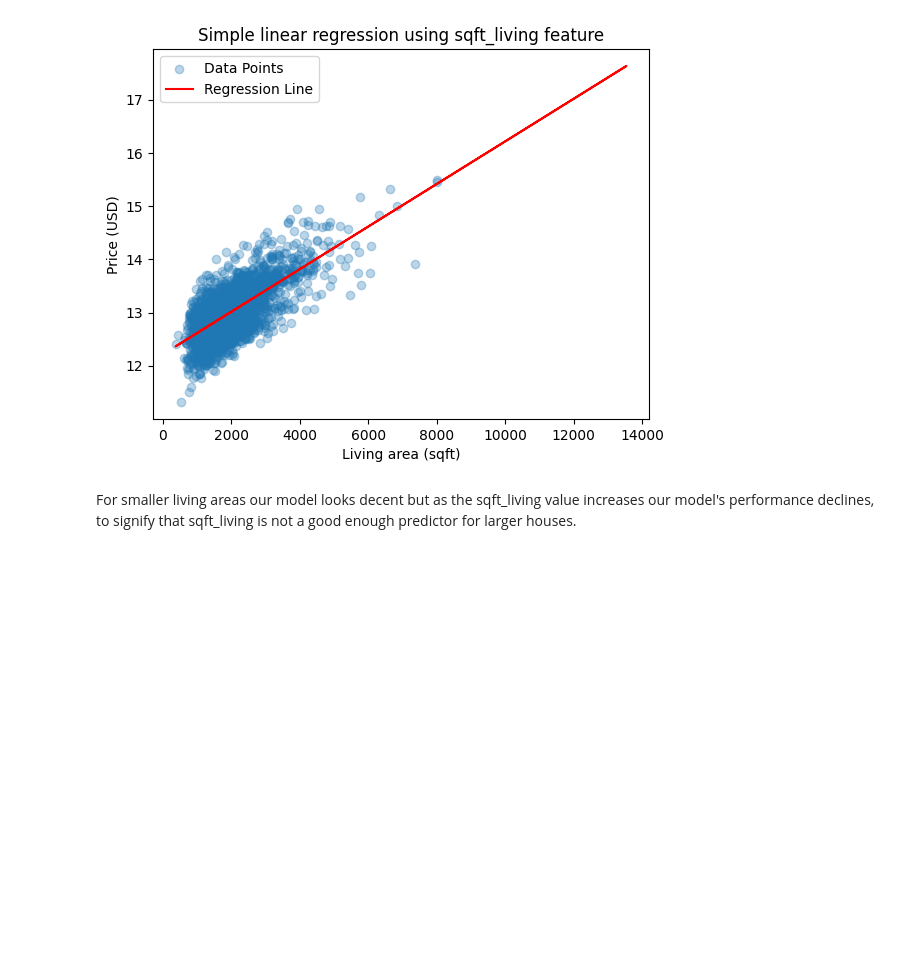
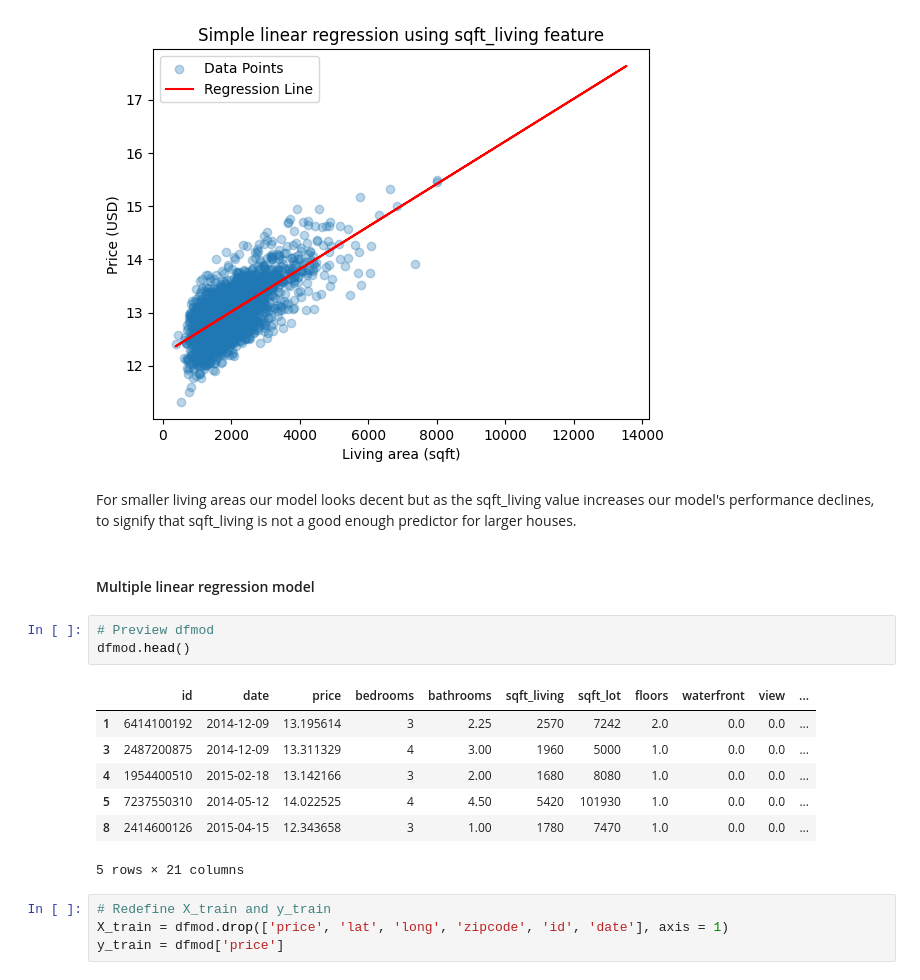
Before and after one commit to ShamlaA/Phase-2-Group-17-Project, a Jupyter notebook: Work_in_Progress/Zenah.ipynb, the cells around one changed output. Cells and saved outputs as stored; diff of their text form; blank space fills up the shorter version.

```diff
--- a/Work_in_Progress/Zenah.ipynb
+++ b/Work_in_Progress/Zenah.ipynb
@@ -592,3 +593,20 @@ plt.show();
 [figure]
 # %% [markdown]
 For smaller living areas our model looks decent but as the sqft_living value increases our model's performance declines, to signify that sqft_living is not a good enough predictor for larger houses.
+# %% [markdown]
+#### Multiple linear regression model
+# %%
+# Preview dfmod
+dfmod.head()
+# %% [output]
+|  | id | date | price | bedrooms | bathrooms | sqft_living | sqft_lot | floors | waterfront | view | ... |
+| 1 | 6414100192 | 2014-12-09 | 13.195614 | 3 | 2.25 | 2570 | 7242 | 2.0 | 0.0 | 0.0 | ... |
+| 3 | 2487200875 | 2014-12-09 | 13.311329 | 4 | 3.00 | 1960 | 5000 | 1.0 | 0.0 | 0.0 | ... |
+| 4 | 1954400510 | 2015-02-18 | 13.142166 | 3 | 2.00 | 1680 | 8080 | 1.0 | 0.0 | 0.0 | ... |
+| 5 | 7237550310 | 2014-05-12 | 14.022525 | 4 | 4.50 | 5420 | 101930 | 1.0 | 0.0 | 0.0 | ... |
+| 8 | 2414600126 | 2015-04-15 | 12.343658 | 3 | 1.00 | 1780 | 7470 | 1.0 | 0.0 | 0.0 | ... |
+5 rows × 21 columns
+# %%
+# Redefine X_train and y_train
+X_train = dfmod.drop(['price', 'lat', 'long', 'zipcode', 'id', 'date'], axis = 1)
+y_train = dfmod['price']
```
Also changed, not shown: parts of 9 cells of this notebook.
